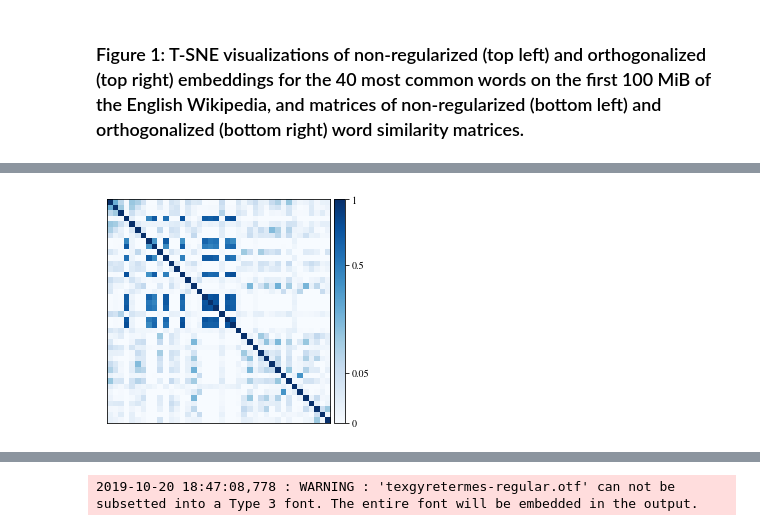
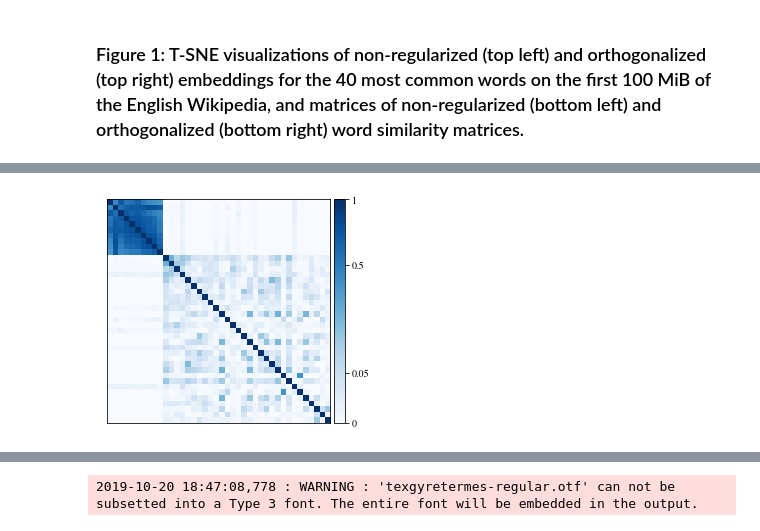
Before and after one commit to MIR-MU/regularized-embeddings, a Jupyter notebook: classification.ipynb, the cells around one changed output, grey strips where cells are left out. Cells and saved outputs as stored; diff of their text form; code cells hidden in the pictures.

Commit message:
Band numerals in Figure 1

```diff
--- a/classification.ipynb
+++ b/classification.ipynb
@@ -76,10 +76,20 @@ def sparse_word_similarity(dictionary, matrix, threshold, w1, w2):
 
 def get_words(model, sample_size):
     blacklist = set(('</s>', 's'))
+    pinned_words = ['zero', 'one', 'two', 'three', 'four', 'five', 'six', 'seven', 'eight', 'nine']
 
+    pinned_word_indices = {word: index for index, word in enumerate(pinned_words)}
+    pinned_indices = [-1] * len(pinned_words)
+    indices = []
+    words = []
     for index, word in enumerate(model.index2word[:sample_size + len(blacklist)]):
         if word not in blacklist:
-            yield index, word
+            if word in pinned_word_indices:
+                pinned_indices[pinned_word_indices[word]] = index
+            else:
+                indices.append(index)
+                words.append(word)
+    return zip(pinned_indices + indices, pinned_words + words)
 
 def plot_words(model, sample_size, basename):
     labels = []
@@ -165,7 +175,7 @@ im = ax.matshow(
     norm=PowerNorm(
         gamma=gamma,
         vmin=0.0,
-        vmax=vmax,
+        vmax=1.0,
         clip=True,
     ),
     cmap=plt.cm.Blues,
@@ -192,4 +202,4 @@ plt.show()
-[figure, old version]
+[figure, new version]
 # %%
 from dataset import common_dictionary
 
```
Also changed, not shown: parts of 3 cells of this notebook, 1 other file.
